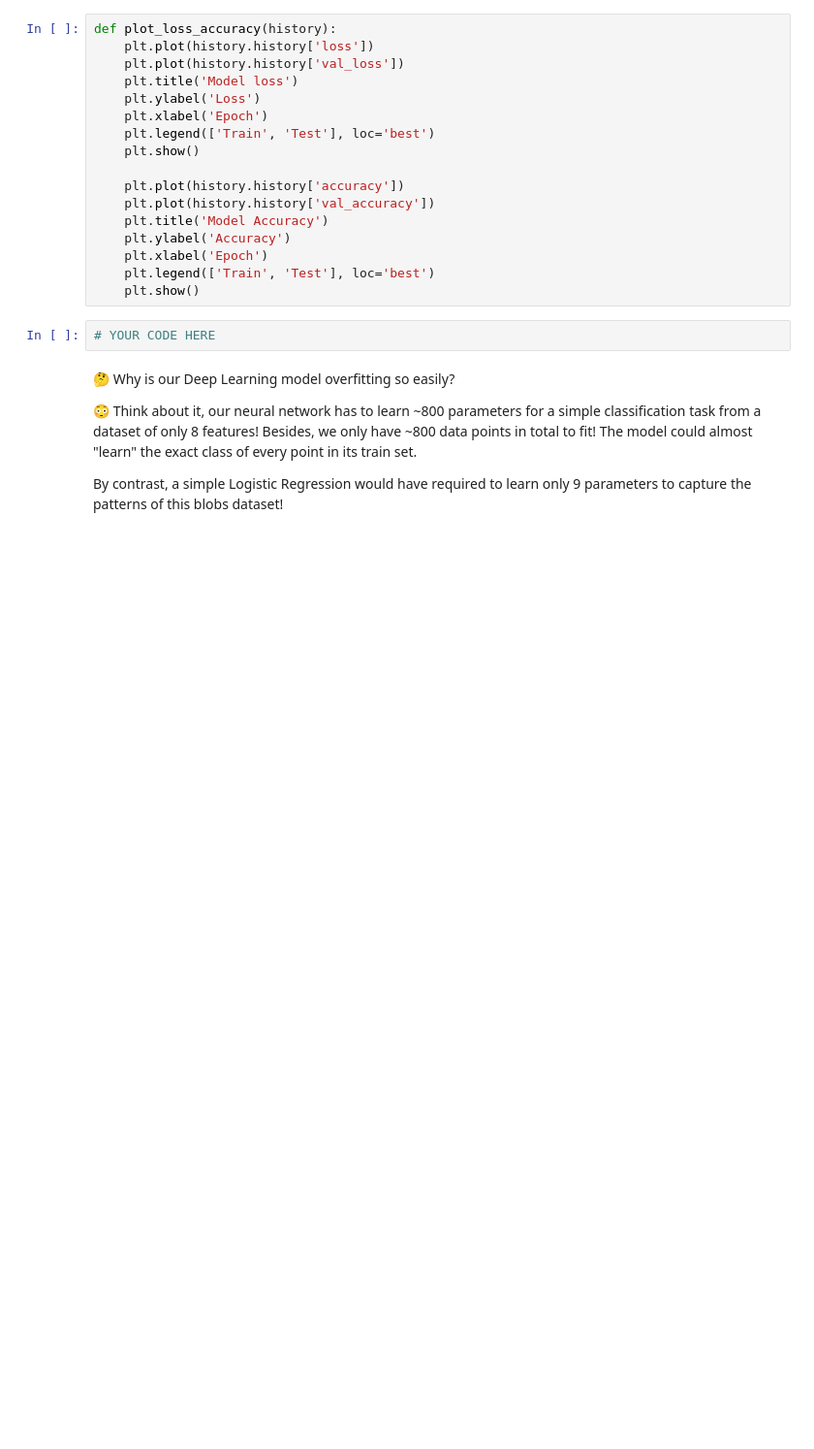
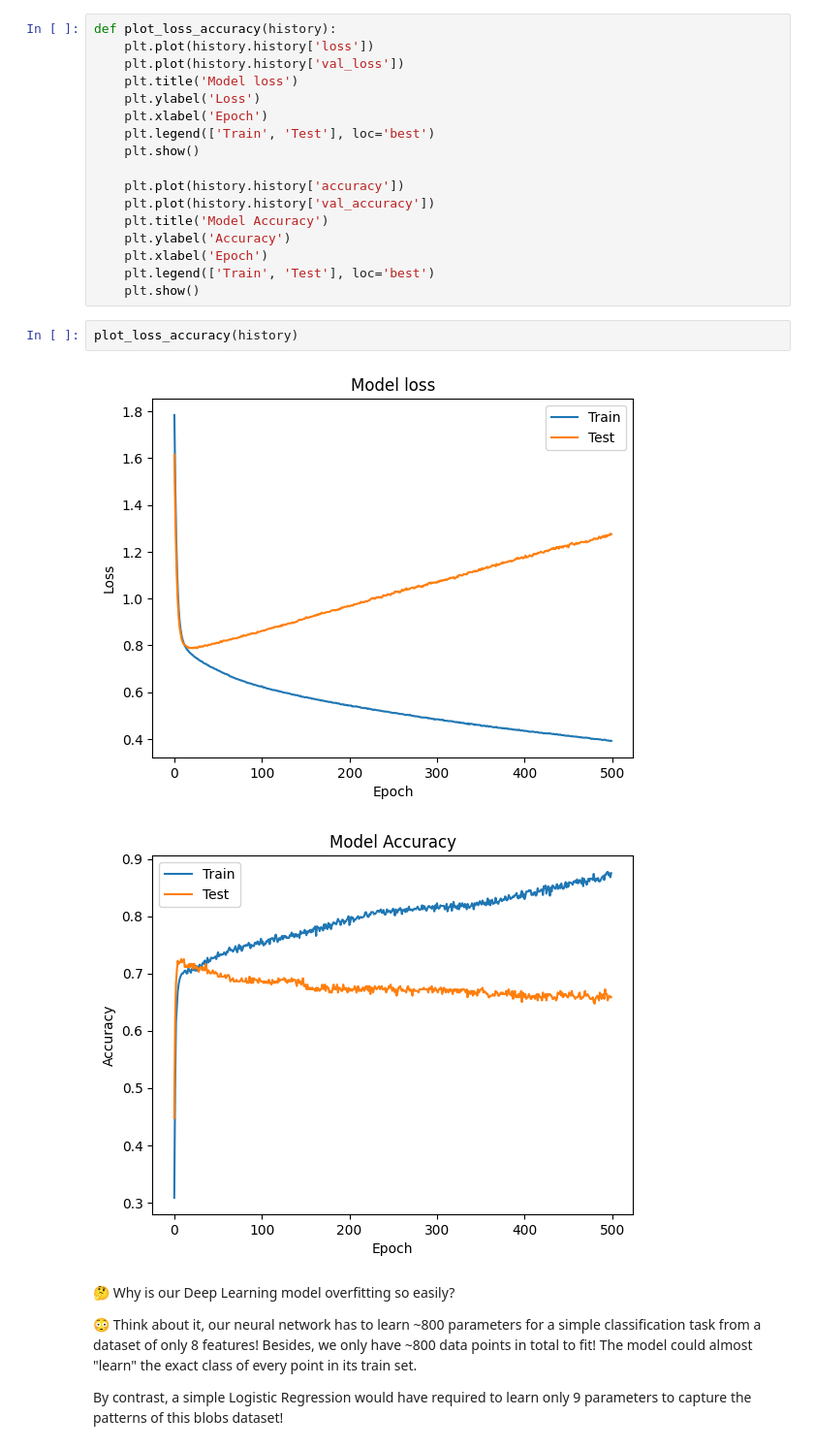
Before and after one commit to francoisgirard51/data-multiclass-classification, a Jupyter notebook: multiclass_classification.ipynb, the cells around one changed output. Shown at 97% size. Saved outputs shown, nothing was run; the diff lists cells and outputs as text; blank space fills up the shorter version.

```diff
--- a/multiclass_classification.ipynb
+++ b/multiclass_classification.ipynb
@@ -326,8 +385,11 @@ def plot_loss_accuracy(history):
     plt.xlabel('Epoch')
     plt.legend(['Train', 'Test'], loc='best')
     plt.show()
-# %%
-# YOUR CODE HERE
+# %%
+plot_loss_accuracy(history)
+# %% [output]
+[figure, added]
+[figure, added]
 # %% [markdown]
 🤔 Why is our Deep Learning model overfitting so easily?
 
```
Also changed, not shown: parts of 23 cells of this notebook, 1 other file.
